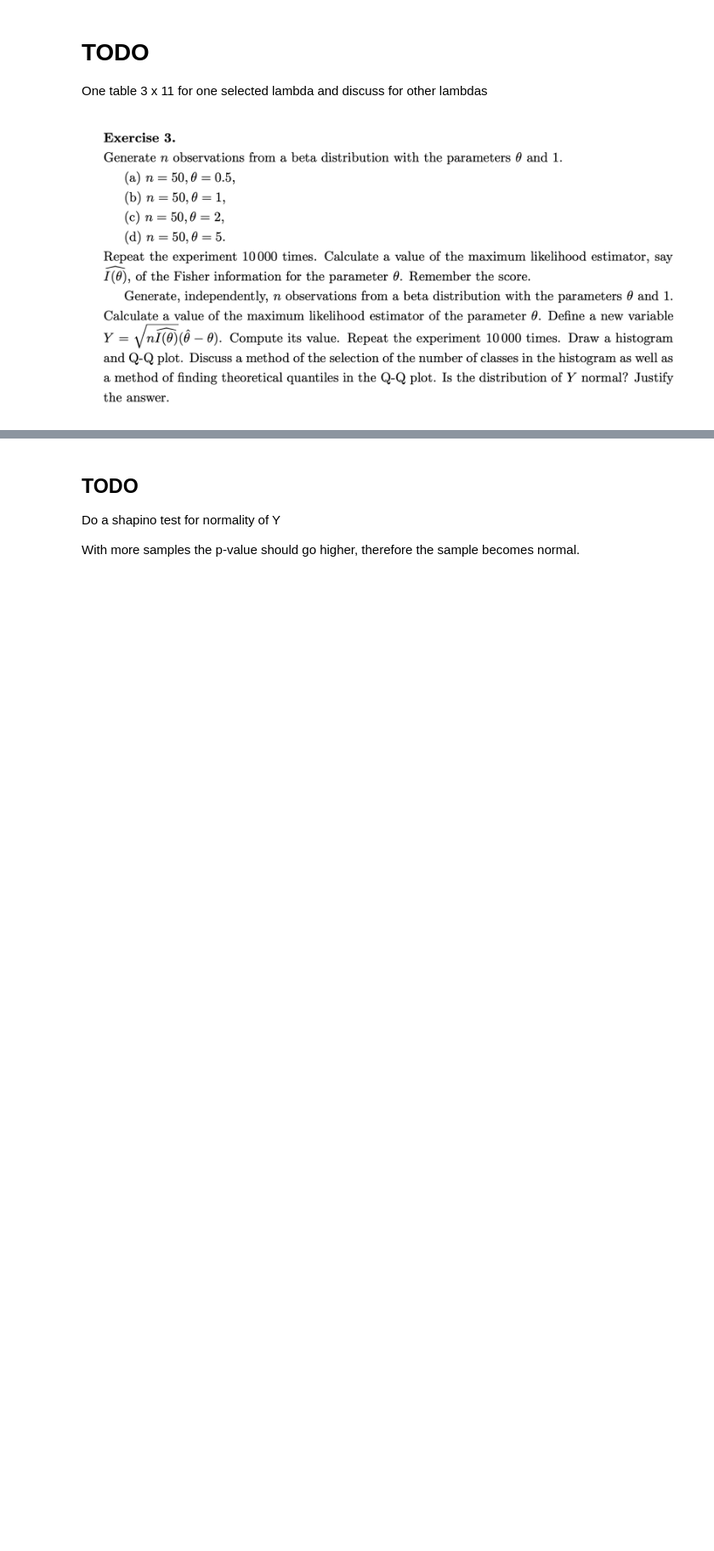
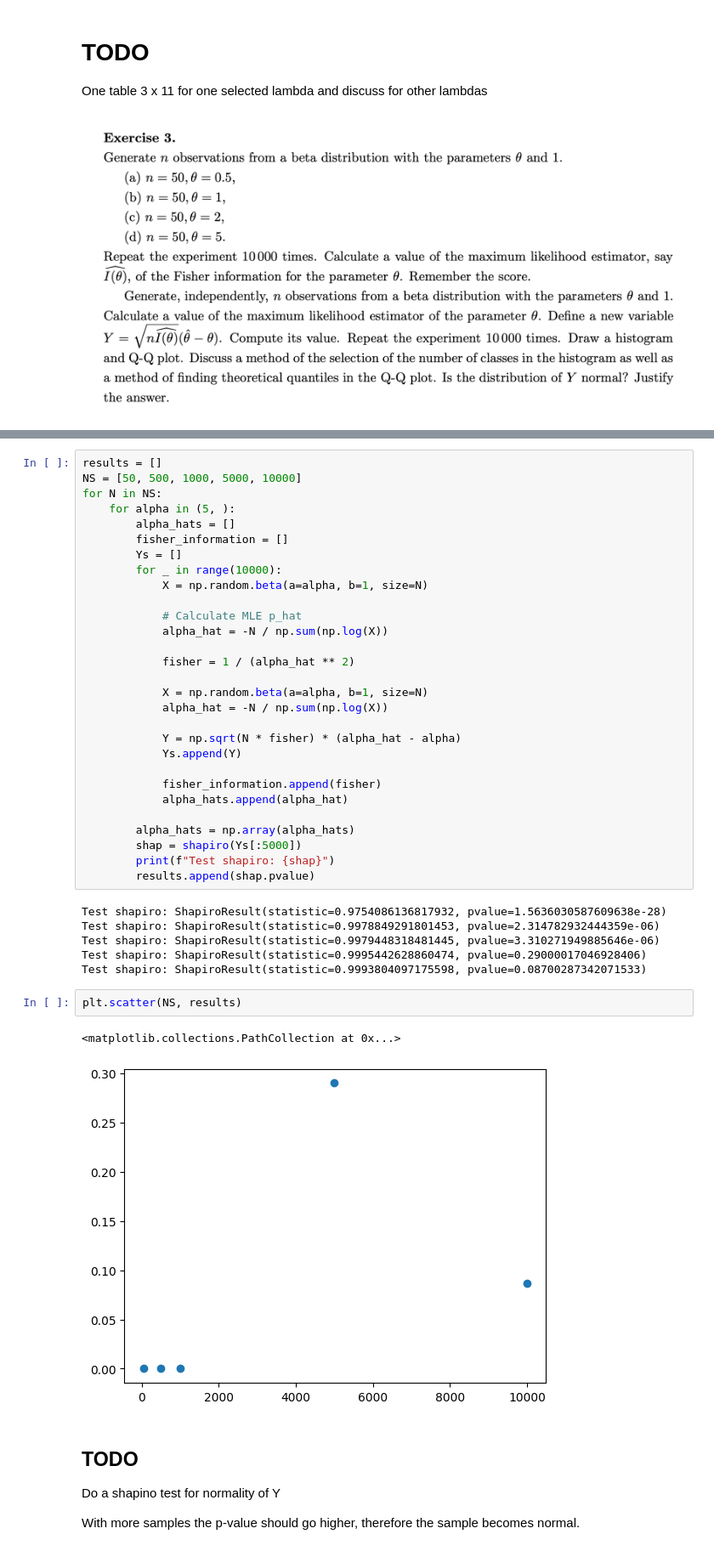
Before and after one commit to TheFebrin/UNIVERSITY, a Jupyter notebook: Statistics and Linear Models/Task2/Task2.ipynb, the cells around one changed output, grey strips where cells are left out. Shown at 85% size. Drawn from its saved outputs; the diff is of its cells as text; blank space fills up the shorter version.

```diff
--- a/Statistics and Linear Models/Task2/Task2.ipynb
+++ b/Statistics and Linear Models/Task2/Task2.ipynb
@@ -131,3 +219,43 @@ True alpha = 5, mean alpha_hat = 5.096335, var alpha_hat = 0.555, MSE alpha_hat
+# %%
+results = []
+NS = [50, 500, 1000, 5000, 10000]
+for N in NS:
+    for alpha in (5, ):
+        alpha_hats = []
+        fisher_information = []
+        Ys = []
+        for _ in range(10000):
+            X = np.random.beta(a=alpha, b=1, size=N)
+
+            # Calculate MLE p_hat
+            alpha_hat = -N / np.sum(np.log(X))
+
+            fisher = 1 / (alpha_hat ** 2)
+
+            X = np.random.beta(a=alpha, b=1, size=N)
+            alpha_hat = -N / np.sum(np.log(X))
+
+            Y = np.sqrt(N * fisher) * (alpha_hat - alpha)
+            Ys.append(Y)
+
+            fisher_information.append(fisher)
+            alpha_hats.append(alpha_hat)
+
+        alpha_hats = np.array(alpha_hats)
+        shap = shapiro(Ys[:5000])
+        print(f"Test shapiro: {shap}")
+        results.append(shap.pvalue)
+# %% [output]
+Test shapiro: ShapiroResult(statistic=0.9754086136817932, pvalue=1.5636030587609638e-28)
+Test shapiro: ShapiroResult(statistic=0.9978849291801453, pvalue=2.314782932444359e-06)
+Test shapiro: ShapiroResult(statistic=0.9979448318481445, pvalue=3.310271949885646e-06)
+Test shapiro: ShapiroResult(statistic=0.9995442628860474, pvalue=0.29000017046928406)
+Test shapiro: ShapiroResult(statistic=0.9993804097175598, pvalue=0.08700287342071533)
+# %%
+plt.scatter(NS, results)
+# %% [output]
+<matplotlib.collections.PathCollection at 0x...>
+[figure, added]
 # %% [markdown]
 ## TODO
 
```
Also changed, not shown: parts of 5 cells of this notebook, 4 other files.
